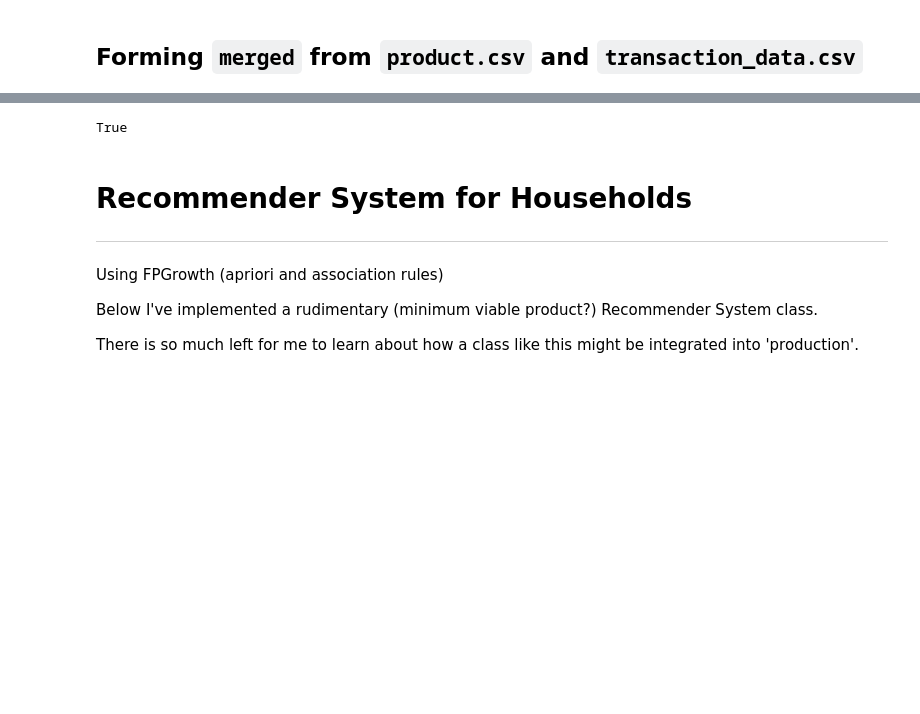
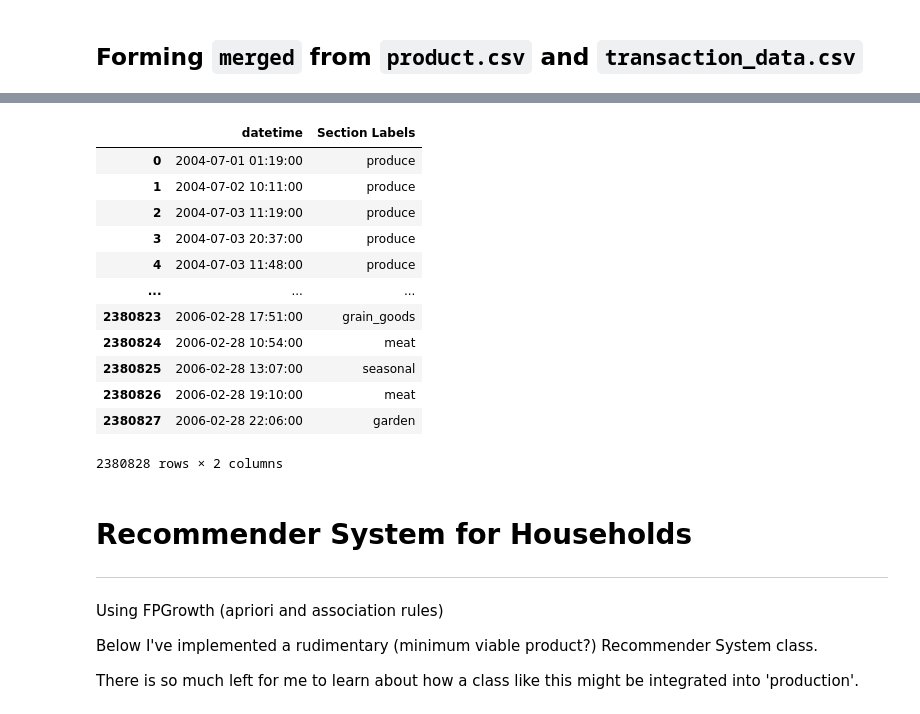
Before and after one commit to np1919/DTCJ, a Jupyter notebook: 2.0 -- RecommenderSystem class.ipynb, the cells around one changed output, grey strips where cells are left out. Cells and saved outputs as stored; diff of their text form; code cells hidden in the pictures; blank space fills up the shorter version.

Commit message:
SalesTable class, time-series sales and section sales, recommender

```diff
--- a/3.2 -- RecommenderSystem class.ipynb
+++ b/2.0 -- RecommenderSystem class.ipynb
@@ -101,9 +66,21 @@ Name: datetime, Length: 2595732, dtype: datetime64[ns]
-# %%
-# confirm each basket has a unique datetime index..
-
-all(merged.groupby('BASKET_ID')['datetime'].nunique()) == 1
-# %% [output]
-True
+# %%
+merged = dtcj.load_merged()
+# %%
+merged[['datetime', 'Section Labels']]
+# %% [output]
+|  | datetime | Section Labels |
+| 0 | 2004-07-01 01:19:00 | produce |
+| 1 | 2004-07-02 10:11:00 | produce |
+| 2 | 2004-07-03 11:19:00 | produce |
+| 3 | 2004-07-03 20:37:00 | produce |
+| 4 | 2004-07-03 11:48:00 | produce |
+| ... | ... | ... |
+| 2380823 | 2006-02-28 17:51:00 | grain_goods |
+| 2380824 | 2006-02-28 10:54:00 | meat |
+| 2380825 | 2006-02-28 13:07:00 | seasonal |
+| 2380826 | 2006-02-28 19:10:00 | meat |
+| 2380827 | 2006-02-28 22:06:00 | garden |
+2380828 rows × 2 columns
 # %% [markdown]
 # Recommender System for Households
 ---
```
Also changed, not shown: parts of 8 cells of this notebook, 3 other files.
